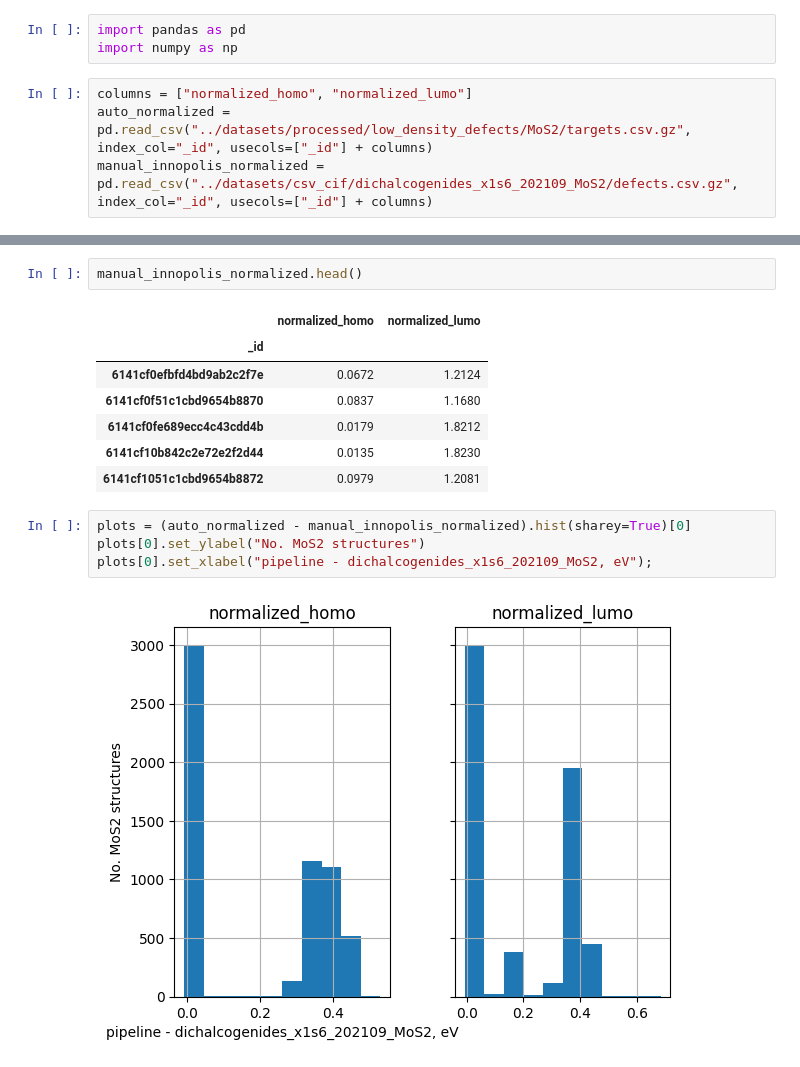
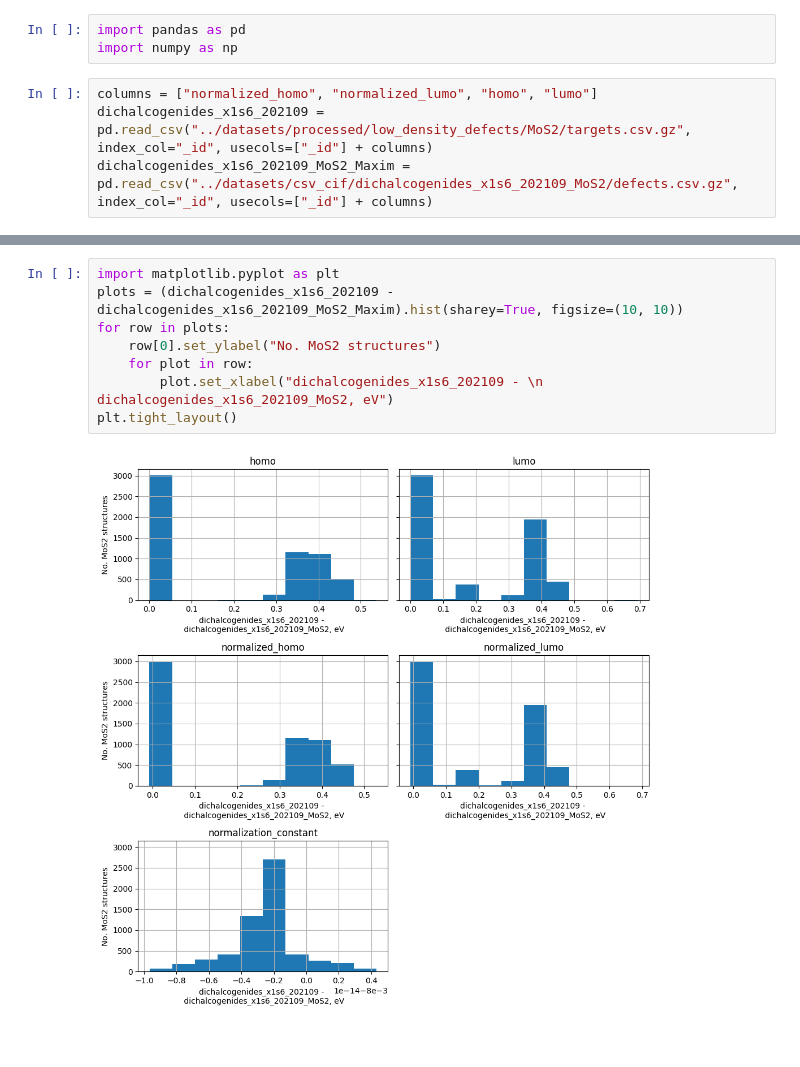
Before and after one commit to HSE-LAMBDA/ai4material_design, a Jupyter notebook: notebooks/compare_normalizations.ipynb, the cells around one changed output, grey strips where cells are left out. Saved outputs shown, nothing was run; the diff lists cells and outputs as text; blank space fills up the shorter version.

Commit message:
Compared HOMO and LUMO for dichalcogenides_x1s6_202109_MoS2 and dichalcogenides_x1s6_202109

```diff
--- a/notebooks/compare_normalizations.ipynb
+++ b/notebooks/compare_normalizations.ipynb
@@ -2,6 +2,6 @@
 import pandas as pd
 import numpy as np
 # %%
-columns = ["normalized_homo", "normalized_lumo"]
-auto_normalized = pd.read_csv("../datasets/processed/low_density_defects/MoS2/targets.csv.gz", index_col="_id", usecols=["_id"] + columns)
-manual_innopolis_normalized = pd.read_csv("../datasets/csv_cif/dichalcogenides_x1s6_202109_MoS2/defects.csv.gz", index_col="_id", usecols=["_id"] + columns)
+columns = ["normalized_homo", "normalized_lumo", "homo", "lumo"]
+dichalcogenides_x1s6_202109 = pd.read_csv("../datasets/processed/low_density_defects/MoS2/targets.csv.gz", index_col="_id", usecols=["_id"] + columns)
+dichalcogenides_x1s6_202109_MoS2_Maxim = pd.read_csv("../datasets/csv_cif/dichalcogenides_x1s6_202109_MoS2/defects.csv.gz", index_col="_id", usecols=["_id"] + columns)
@@ -20,16 +33,10 @@ auto_normalized.head()
-# %%
-manual_innopolis_normalized.head()
-# %% [output]
-|  | normalized_homo | normalized_lumo |
-| _id |  |  |
-| 6141cf0efbfd4bd9ab2c2f7e | 0.0672 | 1.2124 |
-| 6141cf0f51c1cbd9654b8870 | 0.0837 | 1.1680 |
-| 6141cf0fe689ecc4c43cdd4b | 0.0179 | 1.8212 |
-| 6141cf10b842c2e72e2f2d44 | 0.0135 | 1.8230 |
-| 6141cf1051c1cbd9654b8872 | 0.0979 | 1.2081 |
-# %%
-plots = (auto_normalized - manual_innopolis_normalized).hist(sharey=True)[0]
-plots[0].set_ylabel("No. MoS2 structures")
-plots[0].set_xlabel("pipeline - dichalcogenides_x1s6_202109_MoS2, eV");
-# %% [output]
-[figure, removed]
+# %%
+import matplotlib.pyplot as plt
+plots = (dichalcogenides_x1s6_202109 - dichalcogenides_x1s6_202109_MoS2_Maxim).hist(sharey=True, figsize=(10, 10))
+for row in plots:
+    row[0].set_ylabel("No. MoS2 structures")
+    for plot in row:
+        plot.set_xlabel("dichalcogenides_x1s6_202109 - \n dichalcogenides_x1s6_202109_MoS2, eV")
+plt.tight_layout()
+# %% [output]
+[figure, added]
```
Also changed, not shown: parts of 5 cells of this notebook.
